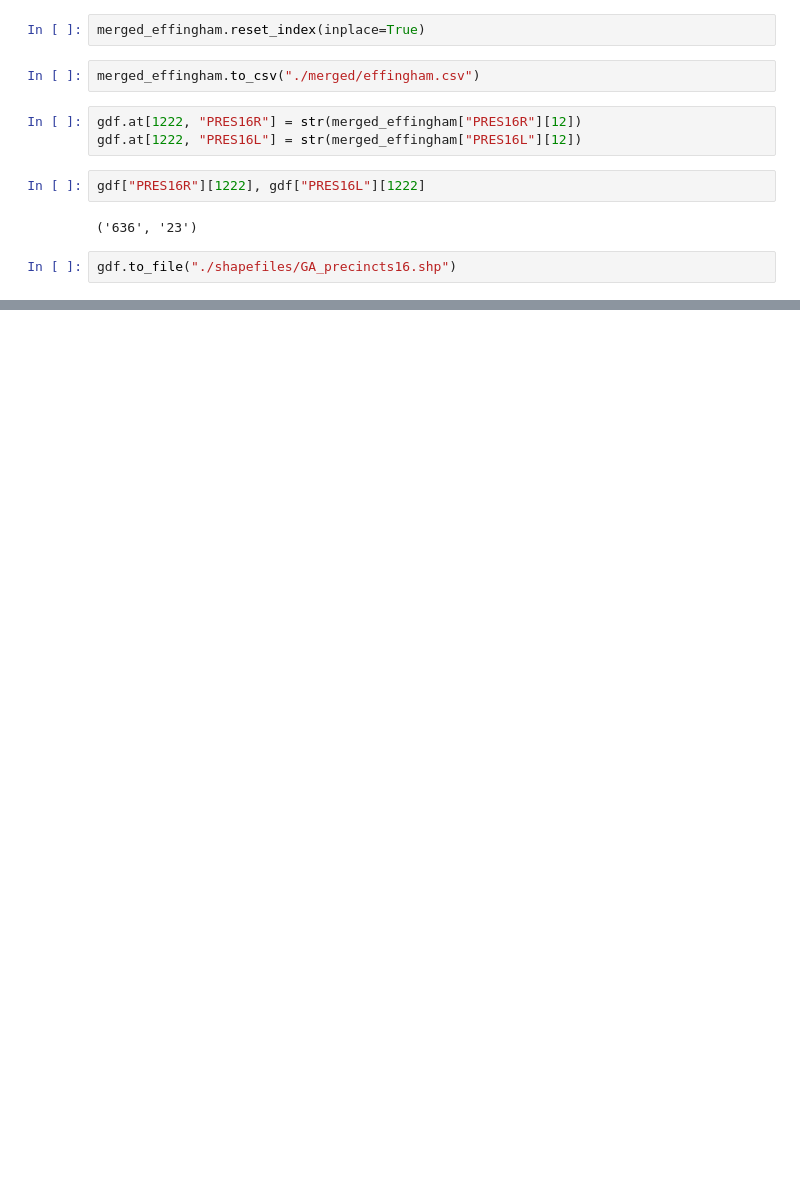
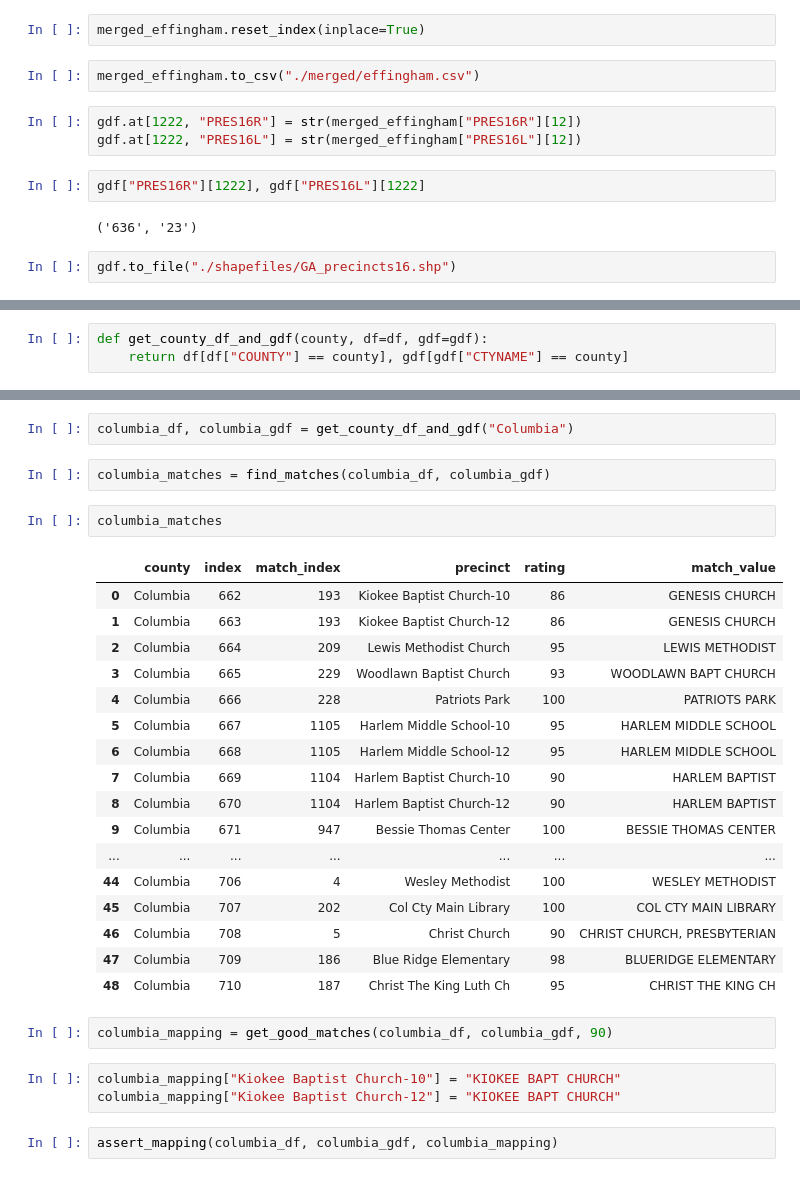
Before and after one commit to vrdi/preprocessing, a Jupyter notebook: MatchingPrecincts.ipynb, the cells around one changed output, grey strips where cells are left out. Drawn from its saved outputs; the diff is of its cells as text; blank space fills up the shorter version.

Commit message:
Combining more precincts

```diff
--- a/MatchingPrecincts.ipynb
+++ b/MatchingPrecincts.ipynb
@@ -761,0 +764,3 @@ gdf.to_file("./shapefiles/GA_precincts16.shp")
+# %%
+def get_county_df_and_gdf(county, df=df, gdf=gdf):
+    return df[df["COUNTY"] == county], gdf[gdf["CTYNAME"] == county]
@@ -761,0 +787,31 @@ gdf.to_file("./shapefiles/GA_precincts16.shp")
+# %%
+columbia_df, columbia_gdf = get_county_df_and_gdf("Columbia")
+# %%
+columbia_matches = find_matches(columbia_df, columbia_gdf)
+# %%
+columbia_matches
+# %% [output]
+|  | county | index | match_index | precinct | rating | match_value |
+| 0 | Columbia | 662 | 193 | Kiokee Baptist Church-10 | 86 | GENESIS CHURCH |
+| 1 | Columbia | 663 | 193 | Kiokee Baptist Church-12 | 86 | GENESIS CHURCH |
+| 2 | Columbia | 664 | 209 | Lewis Methodist Church | 95 | LEWIS METHODIST |
+| 3 | Columbia | 665 | 229 | Woodlawn Baptist Church | 93 | WOODLAWN BAPT CHURCH |
+| 4 | Columbia | 666 | 228 | Patriots Park | 100 | PATRIOTS PARK |
+| 5 | Columbia | 667 | 1105 | Harlem Middle School-10 | 95 | HARLEM MIDDLE SCHOOL |
+| 6 | Columbia | 668 | 1105 | Harlem Middle School-12 | 95 | HARLEM MIDDLE SCHOOL |
+| 7 | Columbia | 669 | 1104 | Harlem Baptist Church-10 | 90 | HARLEM BAPTIST |
+| 8 | Columbia | 670 | 1104 | Harlem Baptist Church-12 | 90 | HARLEM BAPTIST |
+| 9 | Columbia | 671 | 947 | Bessie Thomas Center | 100 | BESSIE THOMAS CENTER |
+| ... | ... | ... | ... | ... | ... | ... |
+| 44 | Columbia | 706 | 4 | Wesley Methodist | 100 | WESLEY METHODIST |
+| 45 | Columbia | 707 | 202 | Col Cty Main Library | 100 | COL CTY MAIN LIBRARY |
+| 46 | Columbia | 708 | 5 | Christ Church | 90 | CHRIST CHURCH, PRESBYTERIAN |
+| 47 | Columbia | 709 | 186 | Blue Ridge Elementary | 98 | BLUERIDGE ELEMENTARY |
+| 48 | Columbia | 710 | 187 | Christ The King Luth Ch | 95 | CHRIST THE KING CH |
+# %%
+columbia_mapping = get_good_matches(columbia_df, columbia_gdf, 90)
+# %%
+columbia_mapping["Kiokee Baptist Church-10"] = "KIOKEE BAPT CHURCH"
+columbia_mapping["Kiokee Baptist Church-12"] = "KIOKEE BAPT CHURCH"
+# %%
+assert_mapping(columbia_df, columbia_gdf, columbia_mapping)
```
Also changed, not shown: parts of 22 cells of this notebook, 3 other files.
